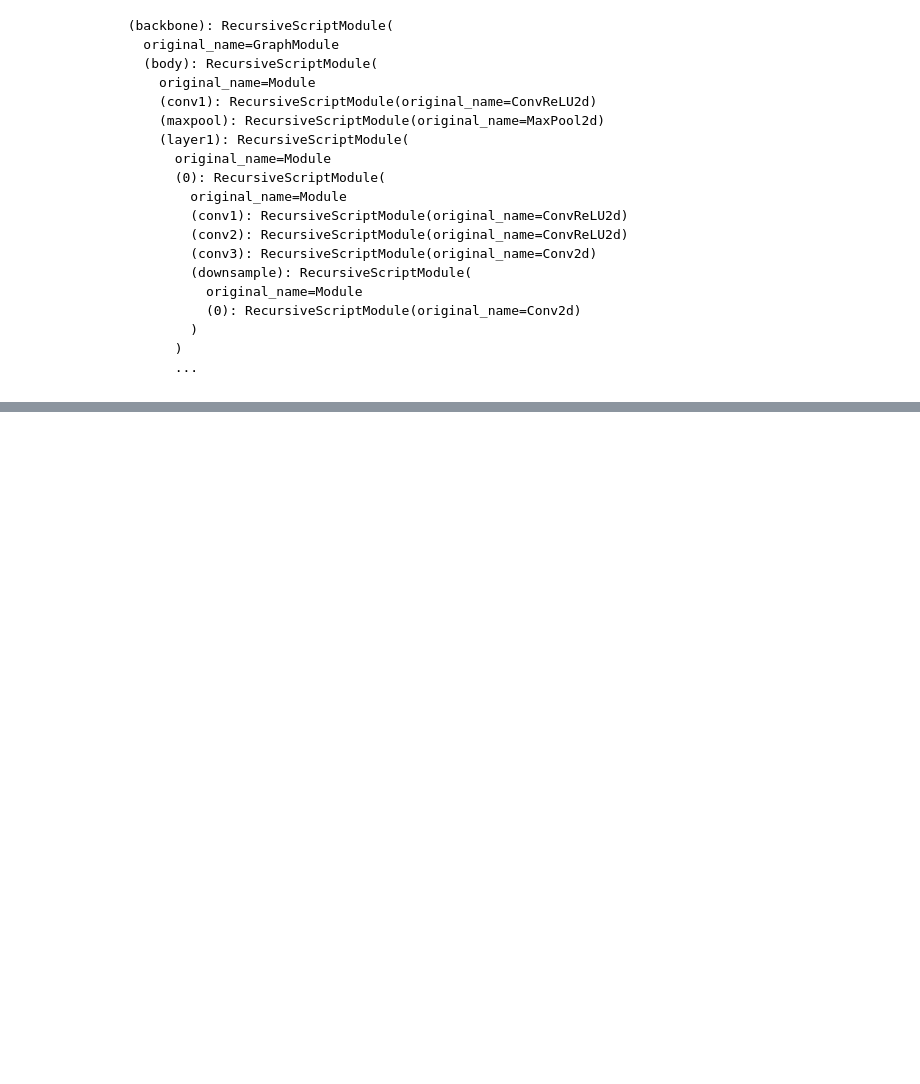
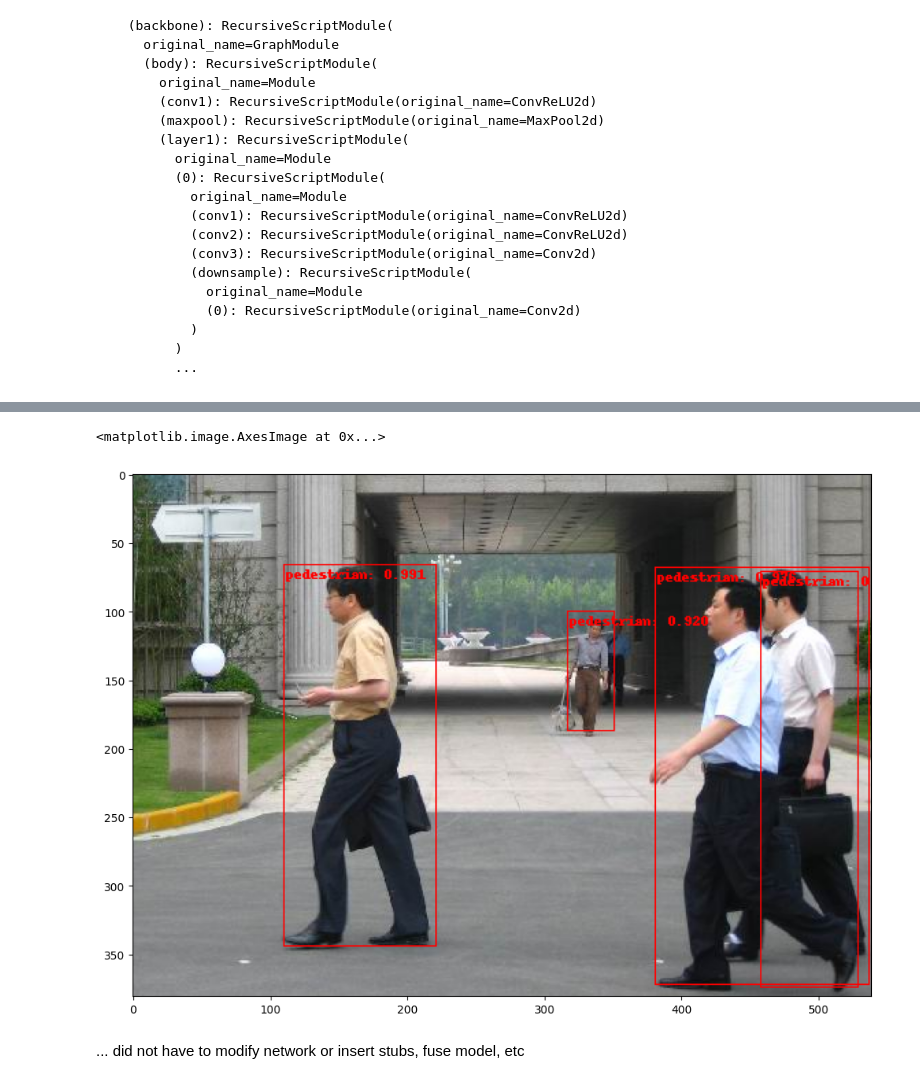
Before and after one commit to cbhyphen/cbhyphen.github.io, a Jupyter notebook: posts/pytorch-fxgraph-qat/pytorch_fxgraph_qat.ipynb, the cells around one changed output, grey strips where cells are left out. Saved outputs shown, nothing was run; the diff lists cells and outputs as text; code cells hidden in the pictures; blank space fills up the shorter version.

Commit message:
full train fx qat

```diff
--- a/posts/pytorch-fxgraph-qat/pytorch_fxgraph_qat.ipynb
+++ b/posts/pytorch-fxgraph-qat/pytorch_fxgraph_qat.ipynb
@@ -406,0 +413,30 @@ fxgraph mode quantization appears to be even faster than the quantized model usi
+# %%
+import matplotlib.pyplot as plt
+from torchvision.utils import draw_bounding_boxes, draw_segmentation_masks
+
+
+image = read_image("PennFudanPed/PNGImages/FudanPed00007.png")
+eval_transform = get_transform(train=False)
+
+with torch.no_grad():
+    x = eval_transform(image)
+    # convert RGBA -> RGB and move to device
+    x = x[:3, ...].to(torch.device('cpu'))
+    predictions = quant_rcnn_jit([x, ])
+    pred = predictions[1][0]  # JIT model returns tuple ({losses}, [pred_dicts])
+
+threshold = 0.50
+image = (255.0 * (image - image.min()) / (image.max() - image.min())).to(torch.uint8)
+image = image[:3, ...]
+pred_labels = [f"pedestrian: {score:.3f}" for label, score in zip(pred["labels"], pred["scores"]) if score > threshold]
+pred_boxes = pred["boxes"].long()[pred["scores"] > threshold]
+
+output_image = draw_bounding_boxes(image, pred_boxes, pred_labels, colors="red")
+
+plt.figure(figsize=(12, 12))
+plt.imshow(output_image.permute(1, 2, 0))
+# %% [output]
+<matplotlib.image.AxesImage at 0x...>
+[figure, added]
+# %% [markdown]
+... did not have to modify network or insert stubs, fuse model, etc
```
Also changed, not shown: parts of 13 cells of this notebook, 4 other files.
